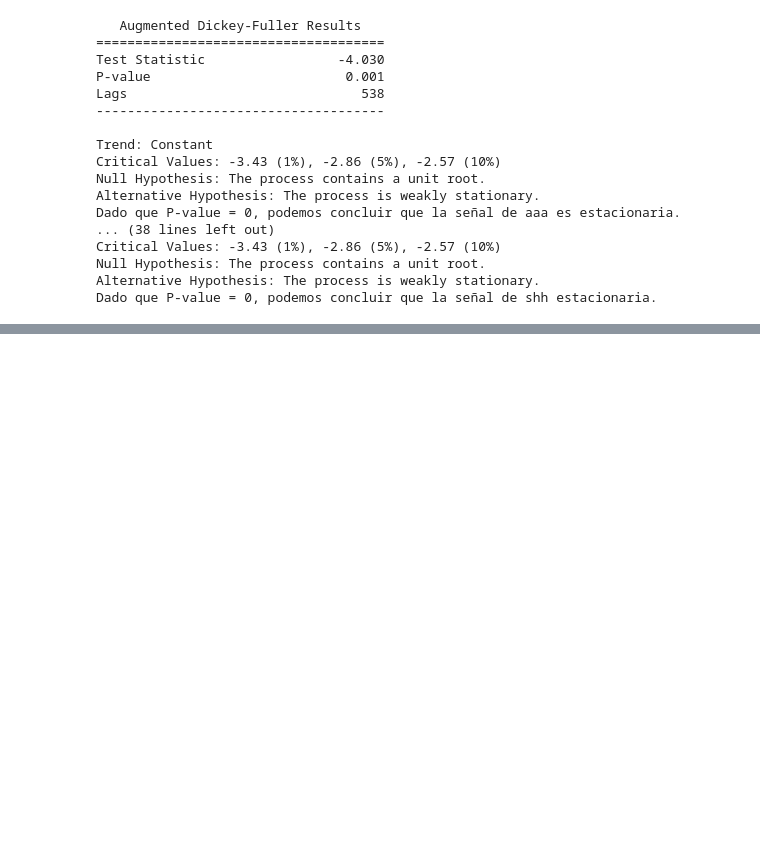
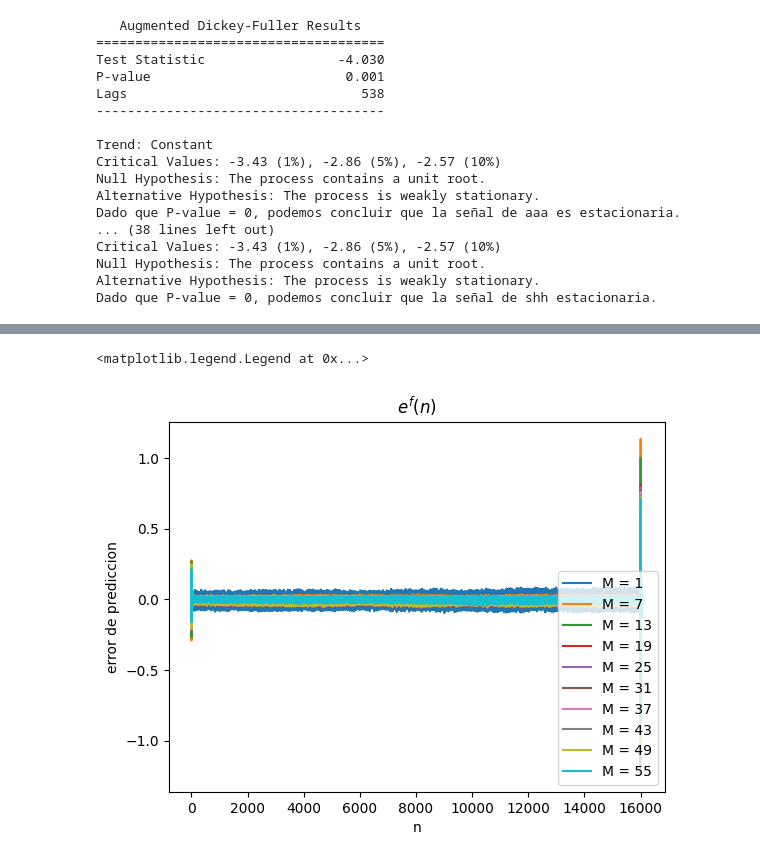
Before and after one commit to GonzaLinares/PASA_TP3, a Jupyter notebook: main.ipynb, the cells around one changed output, grey strips where cells are left out. Drawn from its saved outputs; the diff is of its cells as text; code cells hidden in the pictures; blank space fills up the shorter version.

```diff
--- a/main.ipynb
+++ b/main.ipynb
@@ -116,0 +99,15 @@ plt.legend()
+# %%
+plt.figure()
+for i in range(1,60,6):
+    N = len(a_a[i])
+    freq = rfftfreq(N*10, 1/fs)
+    e_foa = np.convolve(a_a[i], signal["a"])
+    plt.plot(e_foa, label=f'M = {i}')
+
+plt.title("$e^f(n)$")
+plt.xlabel("n")
+plt.ylabel("error de prediccion")
+plt.legend()
+# %% [output]
+<matplotlib.legend.Legend at 0x...>
+[figure, added]
```
Also changed, not shown: parts of 6 cells of this notebook.
